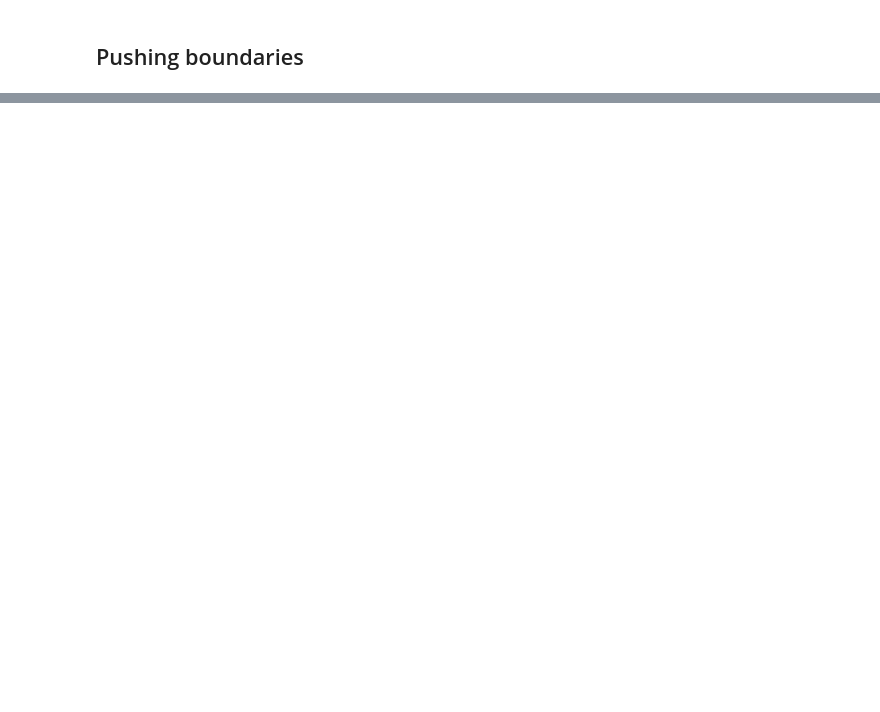
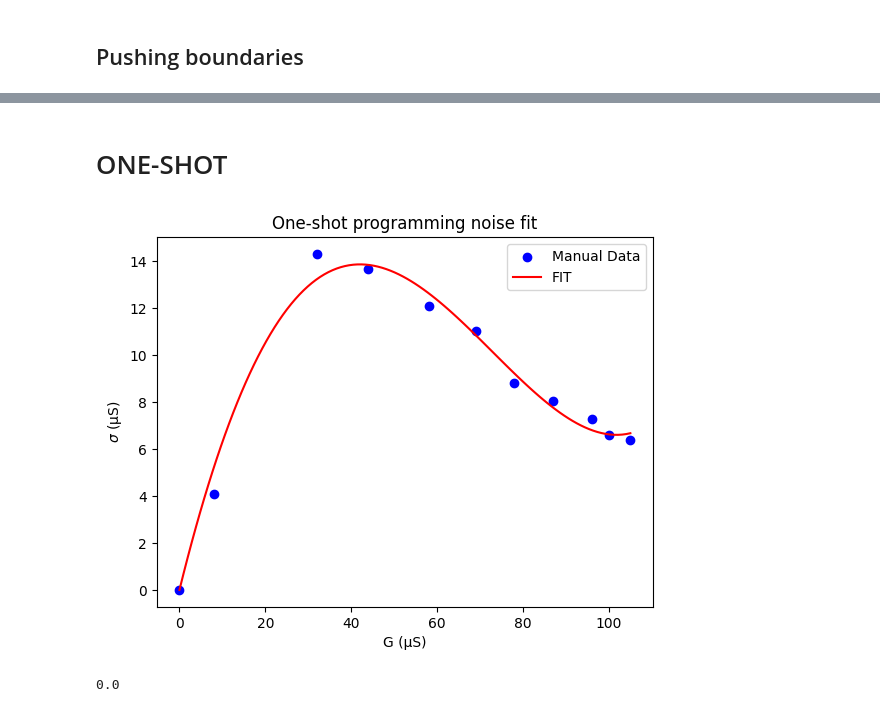
Before and after one commit to guduart02sa/ResistiveMemoryImageRecognition, a Jupyter notebook: Part3.ipynb, the cells around one changed output, grey strips where cells are left out. Drawn from its saved outputs; the diff is of its cells as text; code cells hidden in the pictures; blank space fills up the shorter version.

```diff
--- a/Part3.ipynb
+++ b/Part3.ipynb
@@ -527,0 +514,37 @@ plt.show()
+# %% [markdown]
+# ONE-SHOT
+# %%
+x = [0,8,32,44,58,69, 78 ,87 ,96 ,100,105]
+y = [0,3.7,13,12.4,11,10 ,8 ,7.3 ,6.6 ,6,5.8]
+
+#x = [0,8,16,26,42,58,69,78,87,96,100]
+#y = [16,12.5,11,9,8,6,4.3,3.6,3,2.4,2]
+
+
+x = np.multiply(x, 1E-6)
+y = np.multiply(y, 1E-6)
+y = np.multiply(y, 1.1)
+
+# Fit polynomial without constant term (y = a x^4 + b x^3 + c x^2 + d x)
+A = np.column_stack([x**4, x**3, x**2, x])  # Design matrix
+coeffs, _, _, _ = np.linalg.lstsq(A, y, rcond=None)
+
+
+# Create polynomial function with a zero constant term
+poly_coeffs = np.concatenate([coeffs, [0]])  # Adds the 0 coefficient for x^0
+poly_func = np.poly1d(poly_coeffs)
+
+x_fit = np.linspace(np.min(x),np.max(x),size(x)*10)
+y_fit = poly_func(x_fit)
+
+plt.scatter(x*1E6, y*1E6, color='blue', label='Manual Data')
+plt.plot(x_fit*1E6, y_fit*1E6, color='red', label=f'FIT')
+plt.title("One-shot programming noise fit")
+plt.xlabel("G (µS)")
+plt.ylabel("$\sigma$ (µS)")
+plt.legend()
+plt.show()
+print(poly_func(0))
+# %% [output]
+[figure, added]
+0.0
```
Also changed, not shown: parts of 16 cells of this notebook, 1 other file.
